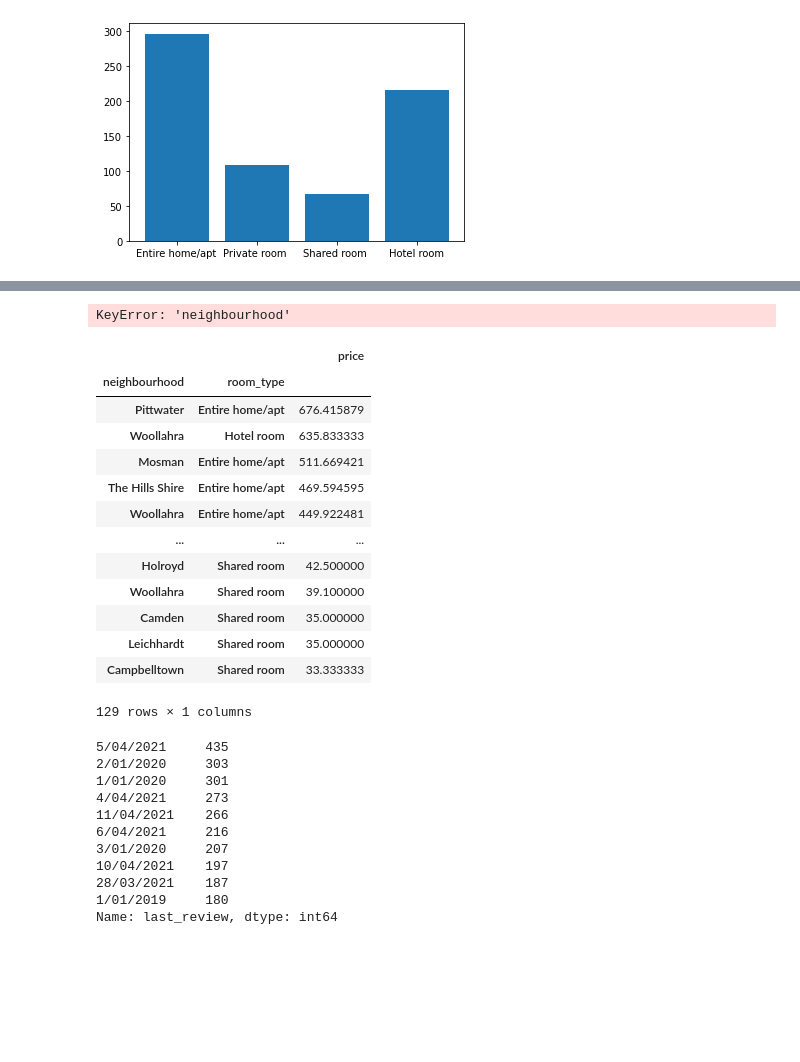
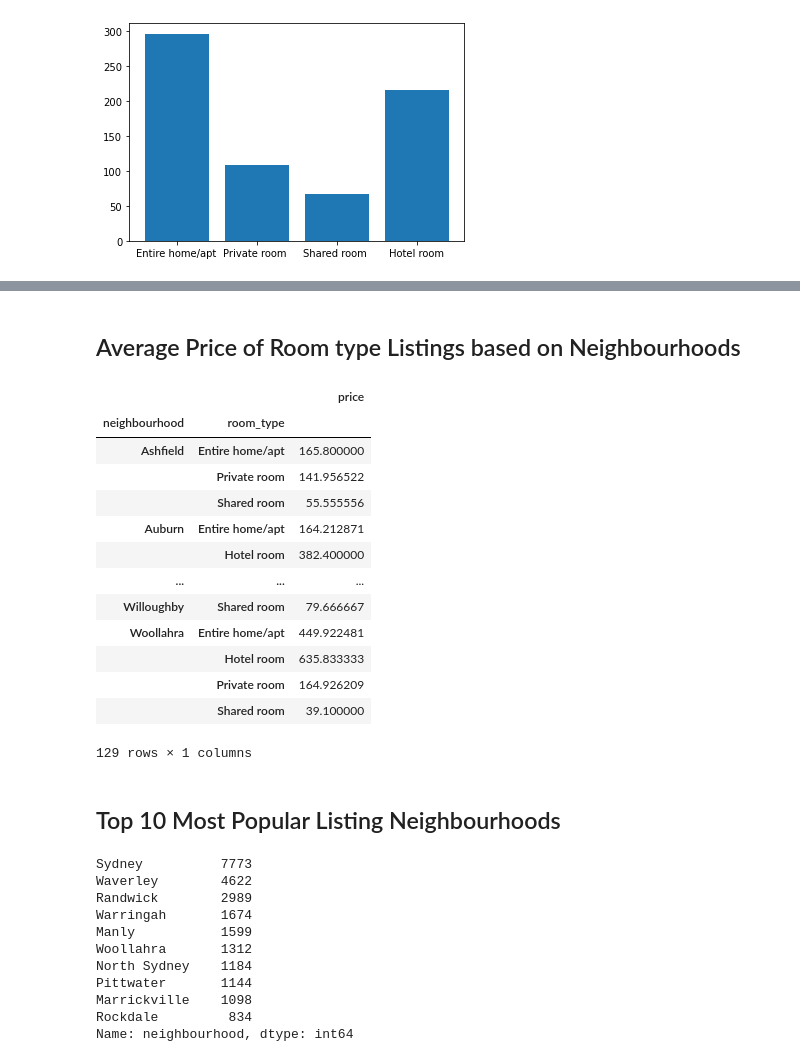
Before and after one commit to gl271/data_project1, a Jupyter notebook: airbnb_dataset.ipynb, the cells around one changed output, grey strips where cells are left out. Saved outputs shown, nothing was run; the diff lists cells and outputs as text; code cells hidden in the pictures; blank space fills up the shorter version.

```diff
--- a/airbnb_dataset.ipynb
+++ b/airbnb_dataset.ipynb
@@ -21,7 +25,7 @@ else:
     filepath = "http://data.insideairbnb.com/australia/nsw/sydney/2021-04-10/visualisations/listings.csv"
     print("retrieve from the inside airbnb")
 
-df = pd.read_csv("listings.csv")
+air_df = pd.read_csv("listings.csv")
 print("done")
 # %% [output]
 loading from file
@@ -211,6 +176,6 @@ most_popular_neighbourhoods.plot(kind='bar')
 # %%
 #condensed listing
-condensed = (df[['host_name', 'neighbourhood', 'room_type', 'price']])
+condensed = (air_df[['host_name', 'neighbourhood', 'room_type', 'price']])
 condensed
 # %% [output]
 |  | host_name | neighbourhood | room_type | price |
@@ -323,41 +284,40 @@ dictionary_of_neighbourhoods
-# %%
-total_prices_by_room_location = {'Entire home/apt':0, 'Private room':0, 'Shared room':0, 'Hotel room':0}
-for counter,roomType in enumerate(df['room_type']):
-    total_prices_by_room[roomType] = total_prices_by_room[roomType] + df['price'][counter]
-# %% [output]
-KeyError: 'neighbourhood'
+# %% [markdown]
+<h2>Average Price of Room type Listings based on Neighbourhoods</h2>
 # %%
-#average price of locations +
-condensed.groupby(['neighbourhood', 'room_type']).mean().sort_values('price', ascending=False)
+#average price of locations
+condensed.groupby(['neighbourhood', 'room_type']).mean() #.sort_values
 # %% [output]
 |  |  | price |
 | neighbourhood | room_type |  |
-| Pittwater | Entire home/apt | 676.415879 |
-| Woollahra | Hotel room | 635.833333 |
-| Mosman | Entire home/apt | 511.669421 |
-| The Hills Shire | Entire home/apt | 469.594595 |
+| Ashfield | Entire home/apt | 165.800000 |
+|  | Private room | 141.956522 |
+|  | Shared room | 55.555556 |
+| Auburn | Entire home/apt | 164.212871 |
+|  | Hotel room | 382.400000 |
+| ... | ... | ... |
+| Willoughby | Shared room | 79.666667 |
 | Woollahra | Entire home/apt | 449.922481 |
-| ... | ... | ... |
-| Holroyd | Shared room | 42.500000 |
-| Woollahra | Shared room | 39.100000 |
-| Camden | Shared room | 35.000000 |
-| Leichhardt | Shared room | 35.000000 |
-| Campbelltown | Shared room | 33.333333 |
+|  | Hotel room | 635.833333 |
+|  | Private room | 164.926209 |
+|  | Shared room | 39.100000 |
 129 rows × 1 columns
-# %%
-#reviews
-x = 10
-df["last_review"].value_counts()[:x]
-# %% [output]
-5/04/2021     435
-2/01/2020     303
-1/01/2020     301
-4/04/2021     273
-11/04/2021    266
-6/04/2021     216
-3/01/2020     207
-10/04/2021    197
-28/03/2021    187
-1/01/2019     180
-Name: last_review, dtype: int64
+# %% [markdown]
+<h2> Top 10 Most Popular Listing Neighbourhoods</h2>
+# %%
+#most_popular_neighbourhoods = ""
+n = 10
+most_popular_neighbourhoods = neighbourhoods.value_counts()[:n]
+print(most_popular_neighbourhoods)
+# %% [output]
+Sydney          7773
+Waverley        4622
+Randwick        2989
+Warringah       1674
+Manly           1599
+Woollahra       1312
+North Sydney    1184
+Pittwater       1144
+Marrickville    1098
+Rockdale         834
+Name: neighbourhood, dtype: int64
 # %%
```
Also changed, not shown: parts of 42 cells of this notebook, 2 other files.
